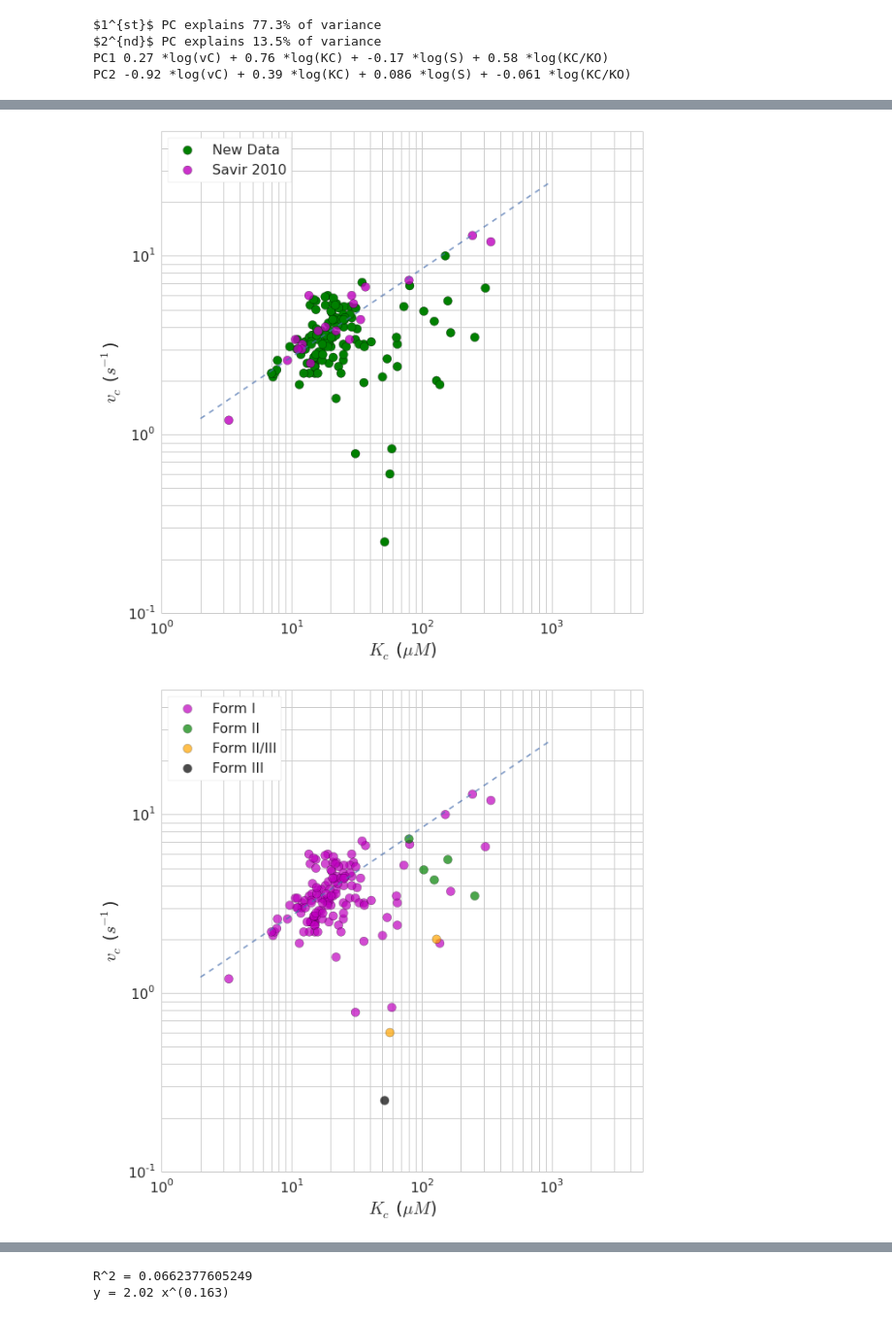
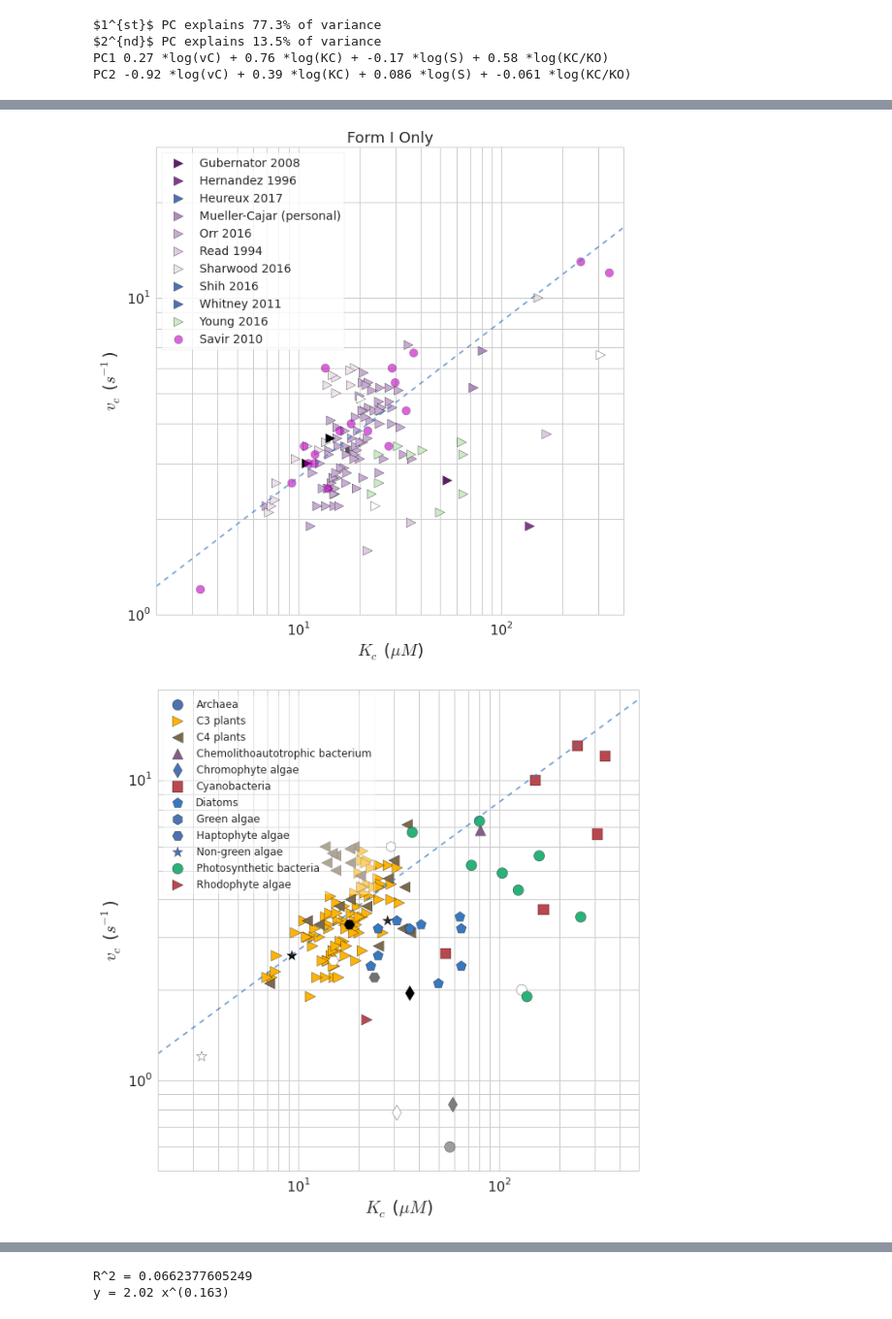
Before and after one commit to flamholz/ccm, a Jupyter notebook: python/ipython_notebooks/01122018 AF&NP Savir RuBisCO optimality redux .ipynb, the cells around one changed output, grey strips where cells are left out. Shown at 97% size. Cells and saved outputs as stored; diff of their text form; code cells hidden in the pictures.

Commit message:
Make histograms, tighten figures.

```diff
--- a/python/ipython_notebooks/01122018 AF&NP Savir RuBisCO optimality redux .ipynb
+++ b/python/ipython_notebooks/01122018 AF&NP Savir RuBisCO optimality redux .ipynb
@@ -38,6 +39,9 @@ grouped_form = wt_only_df.groupby('form_text')
 
 # Markers we use for plotting below.
 markers = 'o><^dsphH*'
+
+cnames = ["windows blue", "amber", "greyish brown", "dusty purple", "bluey green", "dusty red"]
+named_colors = seaborn.xkcd_palette(cnames)
 # %%
 print wt_only_df.shape[0], 'total WT RuBisCOs'
 print kin_df.shape[0], 'RuBisCOs with all core kinetic data measured'
@@ -196,16 +246,15 @@ plt.show()
 # %%
-# Central correlation of Tcherkez2006 is S vs vC.
-# Plot data from Savir separate from new data.
+# Plot S vs vC. coloring by form.
 figure = plt.figure(figsize=(10,10))
 seaborn.set_style('whitegrid')
 
-# loglog scale
 plt.xscale('log')
 plt.yscale('log')
 
-# Note - axes are reversed from the Savir paper so above the line = good.
-plt.scatter(nonsavir_df.S, nonsavir_df.Vc, c='g', s=100, label='New Data')
-plt.scatter(savir_df.S, savir_df.Vc, c='m', s=100, label='Savir 2010', alpha=0.8)
+for i, (group, gdf) in enumerate(grouped_form):
+    label = 'Form %s' % group
+    c = named_colors[i]
+    plt.scatter(gdf.S, gdf.Vc, c=c, s=100, label=label, alpha=0.7)
 
 plt.legend(loc=2, fontsize=16, frameon=True)
 plt.xlabel('$S$ (unitless)', fontsize=20)
@@ -248,65 +353,78 @@ plt.show()
 # %%
-# Central correlation of Savir2010 is KC vs vC.
-# Here we plot data from Savir separate from new data.
+# Plot Kc vs. Vc for FI RuBisCOs alone, coloring by reference.
 figure = plt.figure(figsize=(10,10))
 seaborn.set_style('whitegrid')
 
-# loglog scale
 plt.xscale('log')
 plt.yscale('log')
 
-# Note - axes are reversed from the Savir paper so above the line = good.
-plt.scatter(nonsavir_df.Kc, nonsavir_df.Vc, c='g', s=100, label='New Data')
-plt.scatter(savir_df.Kc, savir_df.Vc, c='m', s=100, label='Savir 2010', alpha=0.8)
+colors = seaborn.color_palette("PRGn", 15)
+fIs = grouped_form.get_group('I')
+subset = np.logical_and(np.isfinite(fIs.Kc), np.isfinite(fIs.Vc))
+fIs = fIs[subset]
+fIs_nonsavir = fIs[fIs.savir == False]
+grouped_ref = fIs_nonsavir.groupby('short_ref')
+for i, (group, gdf) in enumerate(grouped_ref):
+    plt.scatter(gdf.Kc, gdf.Vc, c=colors[i], s=120, marker='>', label=group)
 
-# Plot Savir's power law for Kc vs. Vc
+savir_FIs = fIs[fIs.savir == True]
+plt.scatter(savir_FIs.Kc, savir_FIs.Vc, c='m', s=100, alpha=0.6, label='Savir 2010')
+
 # Savir 2010 says Kc = 1.32 * Vc^2.03
 # Therefore Vc = (Kc/1.32)^(1/2.03)
 xs = np.arange(2, 1000, 5)
 projected_Vcs = np.power(xs/1.32, 1.0/2.03)
-plt.plot(xs, projected_Vcs, ls='--', alpha=0.7)
+plt.plot(xs, projected_Vcs, ls='--', alpha=0.7, c=named_colors[0])
 
-plt.legend(loc=2, fontsize=16, frameon=True)
+leg = plt.legend(loc=2, fontsize=14, frameon=True)
+leg.get_frame().set_alpha(0.8)
+plt.title('Form I Only', fontsize=18)
 plt.xlabel('$K_c$ ($\mu M$)', fontsize=20)
 plt.ylabel('$v_c$ ($s^{-1}$)', fontsize=20)
 plt.xticks(fontsize=16)
 plt.yticks(fontsize=16)
 
-plt.ylim(1e-1, 50)
-plt.xlim(1, 5e3)
+plt.xlim(2, 400)
+plt.ylim(1e0, 30)
 
 plt.show()
 # %% [output]
-[figure, old version]
+[figure, new version]
 # %%
-# Plot Kc vs. Vc coloring by RuBisCO form.
+# Kc vs. Vc - show new data by taxonomic grouping of the organism.
+# Notice again the wide spread in photosynthetic bacteria being due to the
+# very large deviations in measurements for the Rubrum FII enzyme.
 figure = plt.figure(figsize=(10,10))
 seaborn.set_style('whitegrid')
+colors = seaborn.color_palette("BrBG", 10)
 
 plt.xscale('log')
 plt.yscale('log')
 
-colors = ['m', 'g', 'orange', 'k']
-for i, (group, gdf) in enumerate(grouped_form):
-    label = 'Form %s' % group
-    c = colors[i]
-    plt.scatter(gdf.Kc, gdf.Vc, c=c, s=100, label=label, alpha=0.7)
+grouped_taxon = wt_only_df.groupby('Taxonomy')
+
+for i, (group, gdf) in enumerate(grouped_taxon):
+    marker = markers[i % len(markers)]
+    c = named_colors[i % len(named_colors)]
+    plt.scatter(gdf.Kc, gdf.Vc, label=group, s=150, c=c, marker=marker)
 
 # Savir 2010 says Kc = 1.32 * Vc^2.03
 # Therefore Vc = (Kc/1.32)^(1/2.03)
 xs = np.arange(2, 1000, 5)
 projected_Vcs = np.power(xs/1.32, 1.0/2.03)
-plt.plot(xs, projected_Vcs, ls='--', alpha=0.7)
+plt.plot(xs, projected_Vcs, ls='--', alpha=0.7, c=named_colors[0])
 
-plt.legend(loc=2, fontsize=16, frameon=True)
+leg = plt.legend(loc=2, fontsize=12, frameon=True)
+leg.get_frame().set_alpha(0.4)
+
 plt.xlabel('$K_c$ ($\mu M$)', fontsize=20)
 plt.ylabel('$v_c$ ($s^{-1}$)', fontsize=20)
 plt.xticks(fontsize=16)
 plt.yticks(fontsize=16)
 
-plt.ylim(1e-1, 50)
-plt.xlim(1, 5e3)
+plt.ylim(5e-1, 20)
+plt.xlim(2, 5e2)
 
 plt.show()
 # %% [output]
-[figure, old version]
+[figure, new version]
```
Also changed, not shown: parts of 19 cells of this notebook.
